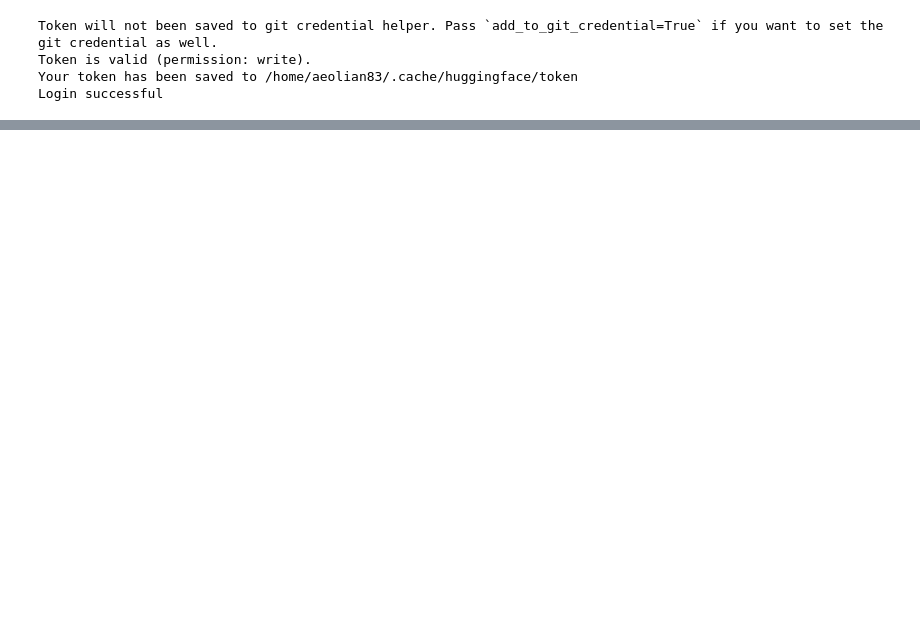
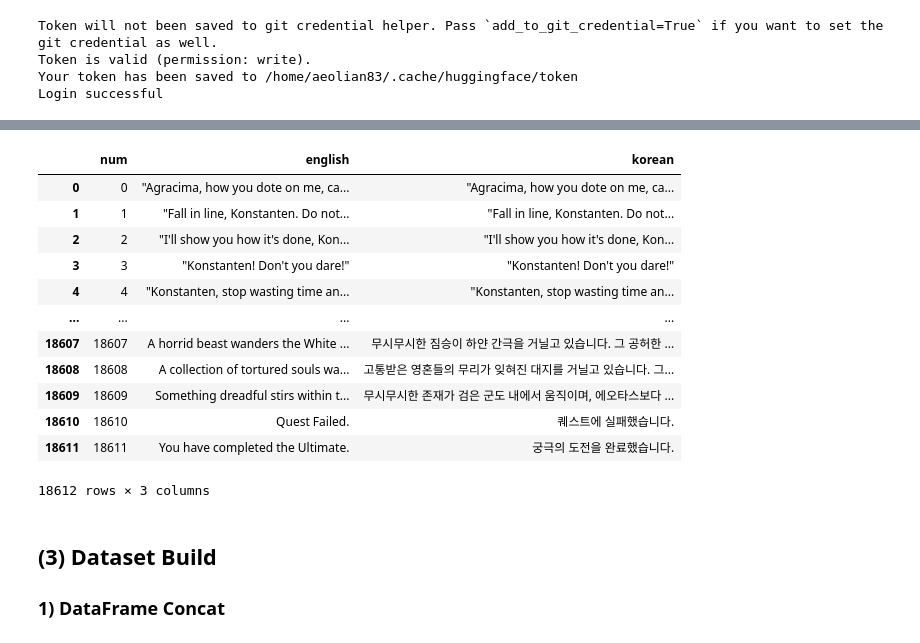
Before and after one commit to aeolian83/translateDnD, a Jupyter notebook: build_dataset.ipynb, the cells around one changed output, grey strips where cells are left out. Saved outputs shown, nothing was run; the diff lists cells and outputs as text; code cells hidden in the pictures; blank space fills up the shorter version.

```diff
--- a/build_dataset.ipynb
+++ b/build_dataset.ipynb
@@ -349,0 +584,6 @@ Login successful
+# %%
+# df_dialog
+df_dialog_poe = pd.DataFrame(columns = ["english", "korean"])
+# %%
+df_dialog_poe['english'] = clean_all_en_default_texts
+df_dialog_poe['korean'] = clean_all_ko_default_texts
@@ -349,0 +624,20 @@ Login successful
+# %%
+df_dialog_poe
+# %% [output]
+|  | num | english | korean |
+| 0 | 0 | "Agracima, how you dote on me, ca... | "Agracima, how you dote on me, ca... |
+| 1 | 1 | "Fall in line, Konstanten. Do not... | "Fall in line, Konstanten. Do not... |
+| 2 | 2 | "I'll show you how it's done, Kon... | "I'll show you how it's done, Kon... |
+| 3 | 3 | "Konstanten! Don't you dare!" | "Konstanten! Don't you dare!" |
+| 4 | 4 | "Konstanten, stop wasting time an... | "Konstanten, stop wasting time an... |
+| ... | ... | ... | ... |
+| 18607 | 18607 | A horrid beast wanders the White ... | 무시무시한 짐승이 하얀 간극을 거닐고 있습니다. 그 공허한 ... |
+| 18608 | 18608 | A collection of tortured souls wa... | 고통받은 영혼들의 무리가 잊혀진 대지를 거닐고 있습니다. 그... |
+| 18609 | 18609 | Something dreadful stirs within t... | 무시무시한 존재가 검은 군도 내에서 움직이며, 에오타스보다 ... |
+| 18610 | 18610 | Quest Failed. | 퀘스트에 실패했습니다. |
+| 18611 | 18611 | You have completed the Ultimate. | 궁극의 도전을 완료했습니다. |
+18612 rows × 3 columns
+# %% [markdown]
+## (3) Dataset Build
+
+### 1) DataFrame Concat
```
Also changed, not shown: parts of 46 cells of this notebook, 5 other files.
